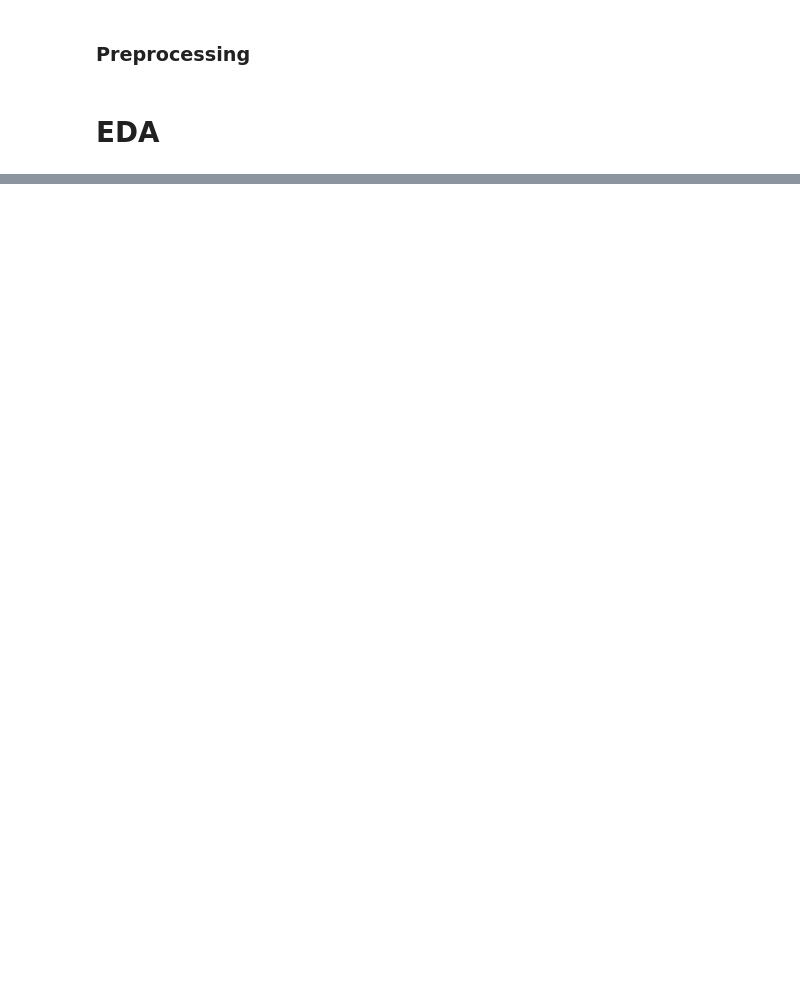
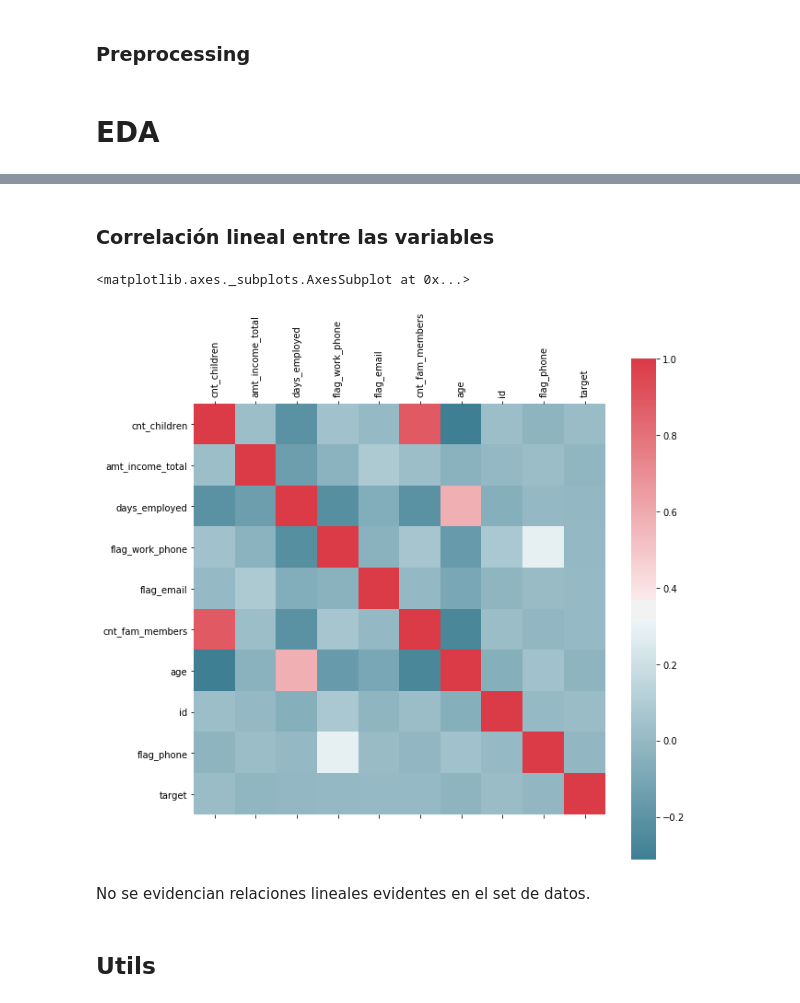
Before and after one commit to AgusTrulli/ML_Grupo_2, a Jupyter notebook: tp1_EDA.ipynb, the cells around one changed output, grey strips where cells are left out. Saved outputs shown, nothing was run; the diff lists cells and outputs as text; code cells hidden in the pictures; blank space fills up the shorter version.

```diff
--- a/tp1_EDA.ipynb
+++ b/tp1_EDA.ipynb
@@ -78,7 +102,7 @@ df_account_status = pd.read_csv(r"data/raw/credit_record.csv", sep=',', encoding
 # %%
 # Limpieza del dataset
 df_clients.columns = df_clients.columns.str.lower()
-df_clients.drop('flag_phone', axis=1, inplace=True)
+# df_clients.drop('flag_phone', axis=1, inplace=True)
 df_clients.drop_duplicates(subset='id', keep='first', inplace=True)
 
 # Calculo de la edad en base a la diferencia de dias con el nacimineto
@@ -161,0 +254,23 @@ df_clients.isna().sum().to_frame()
+# %% [markdown]
+### Correlación lineal entre las variables
+# %%
+def plot_corr(df, size=10):
+    df.drop('flag_mobil', axis=1, inplace=True)
+
+    correlation = df.corr()
+
+    fig, ax = plt.subplots(figsize=(size, size))
+    ax.matshow(correlation)
+
+    return sns.heatmap(correlation, mask=np.zeros_like(correlation, dtype=np.bool),
+                       cmap=sns.diverging_palette(220, 10, as_cmap=True),
+                       square=True, ax=ax)
+
+plot_corr(df_clients)
+# %% [output]
+<matplotlib.axes._subplots.AxesSubplot at 0x...>
+[figure, added]
+# %% [markdown]
+No se evidencian relaciones lineales evidentes en el set de datos.
+# %% [markdown]
+## Utils
```
Also changed, not shown: parts of 42 cells of this notebook.
